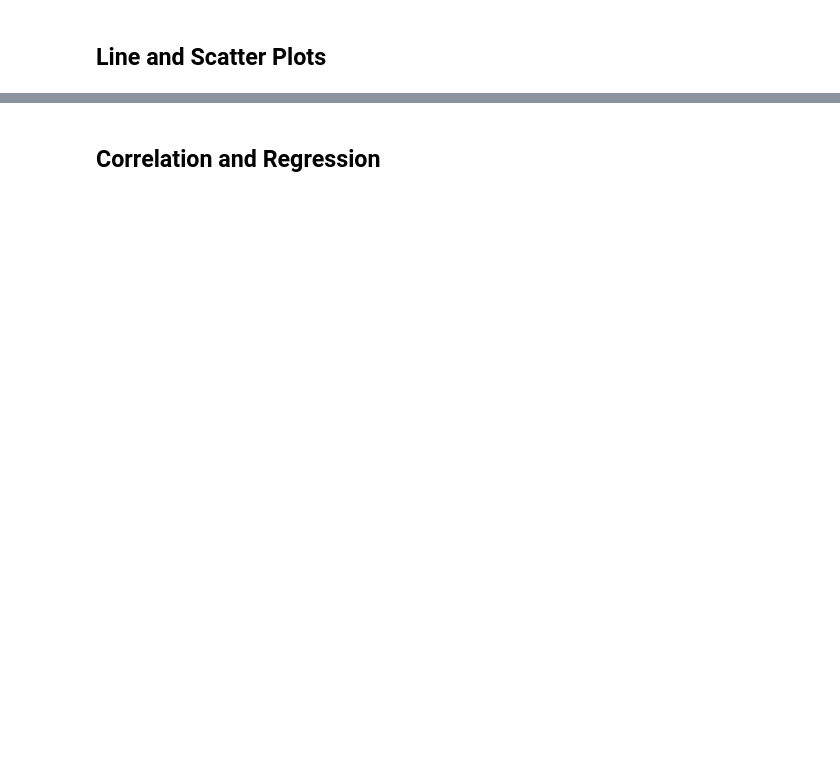
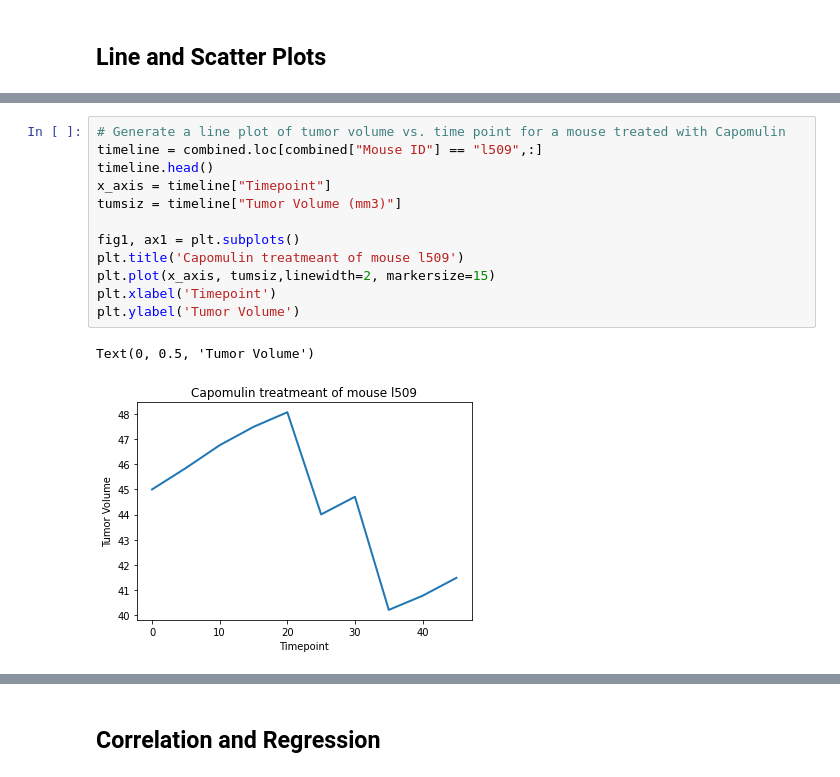
Before and after one commit to 86burke/matplotlib_challenge, a Jupyter notebook: Instructions/Pymaceuticals/pymaceuticals_starter.ipynb, the cells around one changed output, grey strips where cells are left out. Drawn from its saved outputs; the diff is of its cells as text; blank space fills up the shorter version.

```diff
--- a/Instructions/Pymaceuticals/pymaceuticals_starter.ipynb
+++ b/Instructions/Pymaceuticals/pymaceuticals_starter.ipynb
@@ -200,2 +297,17 @@ plt.show()
+# %%
+# Generate a line plot of tumor volume vs. time point for a mouse treated with Capomulin
+timeline = combined.loc[combined["Mouse ID"] == "l509",:]
+timeline.head()
+x_axis = timeline["Timepoint"]
+tumsiz = timeline["Tumor Volume (mm3)"]
+
+fig1, ax1 = plt.subplots()
+plt.title('Capomulin treatmeant of mouse l509')
+plt.plot(x_axis, tumsiz,linewidth=2, markersize=15)
+plt.xlabel('Timepoint')
+plt.ylabel('Tumor Volume')
+# %% [output]
+Text(0, 0.5, 'Tumor Volume')
+[figure, added]
 # %%
 # Generate a scatter plot of average tumor volume vs. mouse weight for the Capomulin regimen
```
Also changed, not shown: parts of 12 cells of this notebook.
